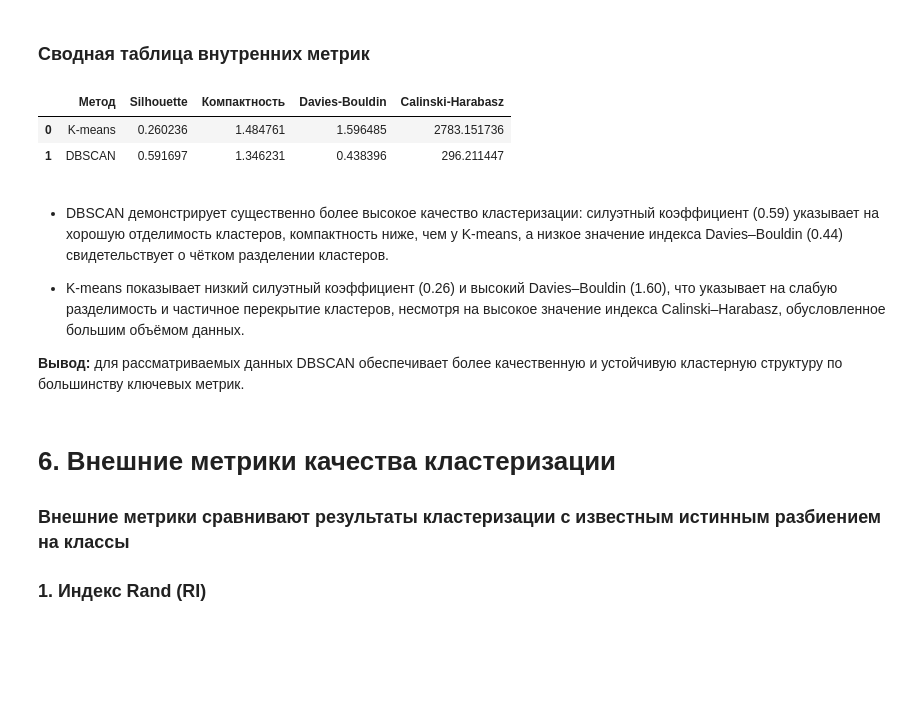
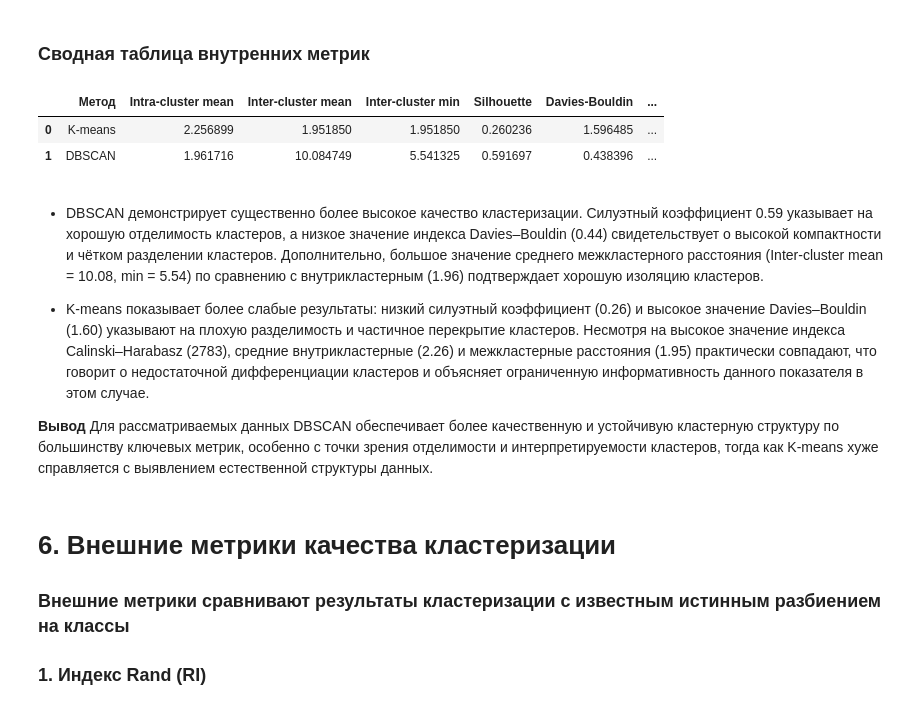
Before and after one commit to arina622/ML_lab_4, a Jupyter notebook: lab_4/main.ipynb, the cells around one changed output. Cells and saved outputs as stored; diff of their text form; code cells hidden in the pictures; blank space fills up the shorter version.

```diff
--- a/lab_4/main.ipynb
+++ b/lab_4/main.ipynb
@@ -874 +942,11 @@ plt.show()
+# %%
+X_array = X_scaled.values if hasattr(X_scaled, "values") else X_scaled
+
+intra_kmeans = intra_cluster_mean(X_array, clusters_kmeans)
+inter_mean_kmeans = inter_cluster_mean(X_array, clusters_kmeans)
+inter_min_kmeans = inter_cluster_min(X_array, clusters_kmeans)
+
+intra_dbscan = intra_cluster_mean(X_array, clusters_dbscan)
+inter_mean_dbscan = inter_cluster_mean(X_array, clusters_dbscan)
+inter_min_dbscan = inter_cluster_min(X_array, clusters_dbscan)
 # %% [markdown]
@@ -1011,23 +1050,29 @@ ch_kmeans, ch_dbscan
 # %%
 metrics_df = pd.DataFrame({
     "Метод": ["K-means", "DBSCAN"],
+    "Intra-cluster mean": [intra_kmeans, intra_dbscan],
+    "Inter-cluster mean": [inter_mean_kmeans, inter_mean_dbscan],
+    "Inter-cluster min": [inter_min_kmeans, inter_min_dbscan],
     "Silhouette": [sil_kmeans, sil_dbscan],
-    "Компактность": [compactness_kmeans, compactness_dbscan],
     "Davies-Bouldin": [db_kmeans, db_dbscan],
-    "Calinski-Harabasz": [ch_kmeans, ch_dbscan]
+    "Calinski-Harabasz": [ch_kmeans, ch_dbscan],
+
 })
 
 metrics_df
 # %% [output]
-|  | Метод | Silhouette | Компактность | Davies-Bouldin | Calinski-Harabasz |
-| 0 | K-means | 0.260236 | 1.484761 | 1.596485 | 2783.151736 |
-| 1 | DBSCAN | 0.591697 | 1.346231 | 0.438396 | 296.211447 |
+|  | Метод | Intra-cluster mean | Inter-cluster mean | Inter-cluster min | Silhouette | Davies-Bouldin | ... |
+| 0 | K-means | 2.256899 | 1.951850 | 1.951850 | 0.260236 | 1.596485 | ... |
+| 1 | DBSCAN | 1.961716 | 10.084749 | 5.541325 | 0.591697 | 0.438396 | ... |
 # %% [markdown]
-- DBSCAN демонстрирует существенно более высокое качество кластеризации: силуэтный коэффициент (0.59) указывает на хорошую отделимость кластеров, компактность ниже, чем у K-means, а низкое значение индекса Davies–Bouldin (0.44) свидетельствует о чётком разделении кластеров.
+- DBSCAN демонстрирует существенно более высокое качество кластеризации. Силуэтный коэффициент 0.59 указывает на хорошую отделимость кластеров, а низкое значение индекса Davies–Bouldin (0.44) свидетельствует о высокой компактности и чётком разделении кластеров.
+Дополнительно, большое значение среднего межкластерного расстояния (Inter-cluster mean = 10.08, min = 5.54) по сравнению с внутрикластерным (1.96) подтверждает хорошую изоляцию кластеров.
 
-- K-means показывает низкий силуэтный коэффициент (0.26) и высокий Davies–Bouldin (1.60), что указывает на слабую разделимость и частичное перекрытие кластеров, несмотря на высокое значение индекса Calinski–Harabasz, обусловленное большим объёмом данных.
+- K-means показывает более слабые результаты: низкий силуэтный коэффициент (0.26) и высокое значение Davies–Bouldin (1.60) указывают на плохую разделимость и частичное перекрытие кластеров.
+Несмотря на высокое значение индекса Calinski–Harabasz (2783), средние внутрикластерные (2.26) и межкластерные расстояния (1.95) практически совпадают, что говорит о недостаточной дифференциации кластеров и объясняет ограниченную информативность данного показателя в этом случае.
 
-**Вывод:** для рассматриваемых данных DBSCAN обеспечивает более качественную и устойчивую кластерную структуру по большинству ключевых метрик.
+**Вывод**
+Для рассматриваемых данных DBSCAN обеспечивает более качественную и устойчивую кластерную структуру по большинству ключевых метрик, особенно с точки зрения отделимости и интерпретируемости кластеров, тогда как K-means хуже справляется с выявлением естественной структуры данных.
 # %% [markdown]
 # 6. Внешние метрики качества кластеризации
 
```
Also changed, not shown: parts of 12 cells of this notebook.
